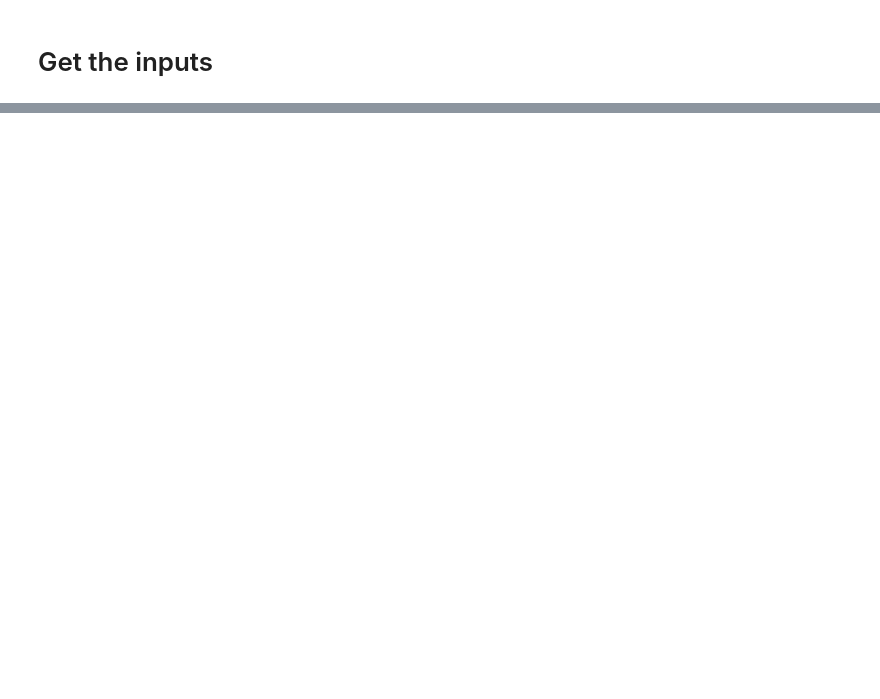
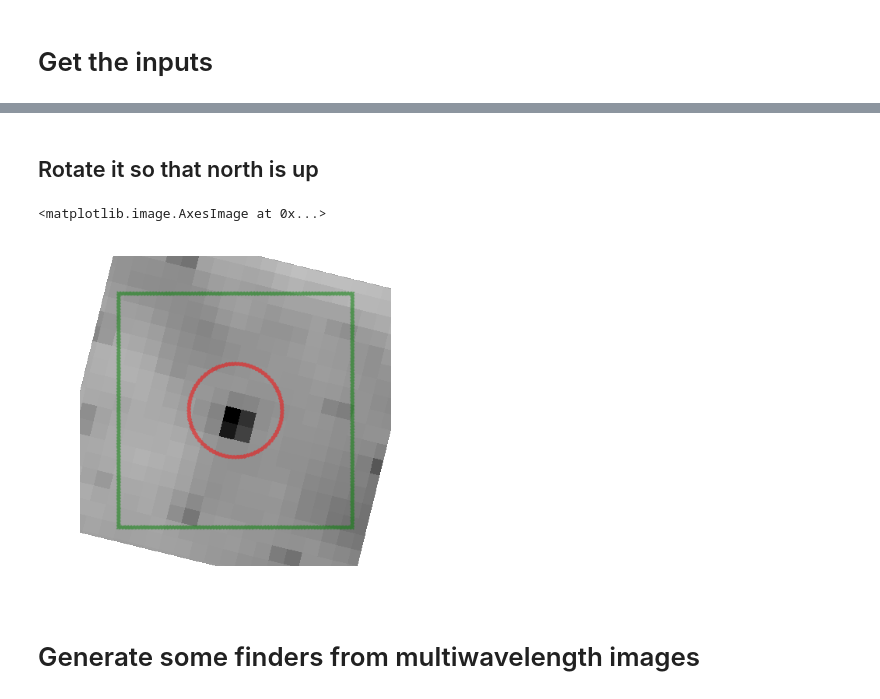
Before and after one commit to amcody/Superstampfinders, a Jupyter notebook: finder.ipynb, the cells around one changed output, grey strips where cells are left out. Cells and saved outputs as stored; diff of their text form; code cells hidden in the pictures; blank space fills up the shorter version.

```diff
--- a/finder.ipynb
+++ b/finder.ipynb
@@ -198,0 +75,12 @@ plt.plot(time[good],flux[good]/np.nanmedian(flux[good])-5.*vector1[good]+3.*vect
+# %% [markdown]
+## Rotate it so that north is up
+# %%
+from PIL import Image as PILImage
+im = PILImage.open(name+'_'+str(ra)+'_'+str(dec)+'.'+filetype)
+plt.axis('off')
+plt.imshow(np.asarray(im.rotate(angle)))
+# %% [output]
+<matplotlib.image.AxesImage at 0x...>
+[figure, added]
+# %% [markdown]
+# Generate some finders from multiwavelength images
```
Also changed, not shown: parts of 41 cells of this notebook.
